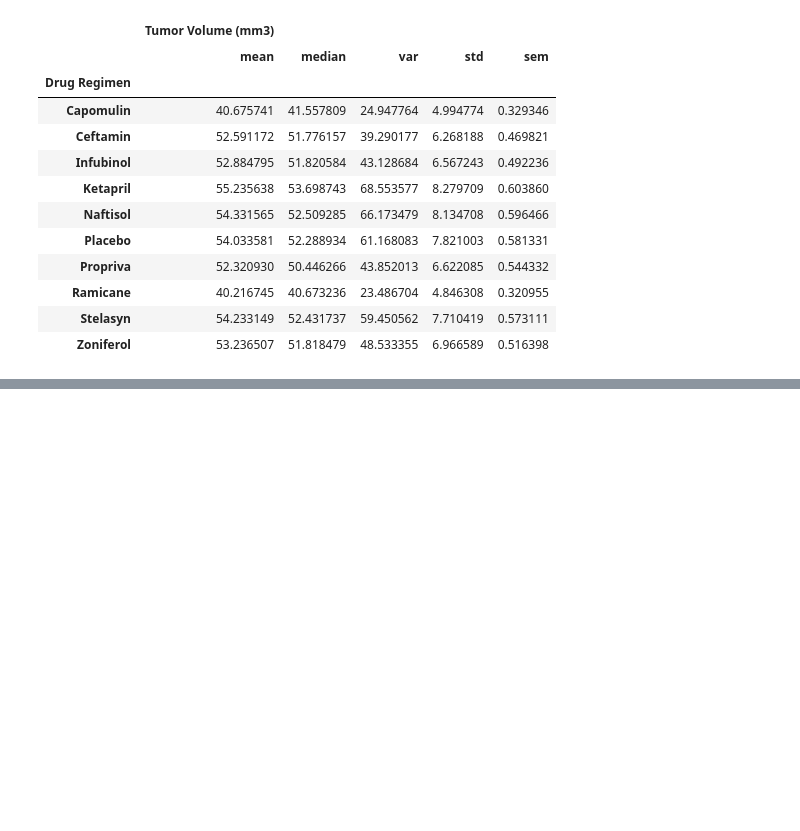
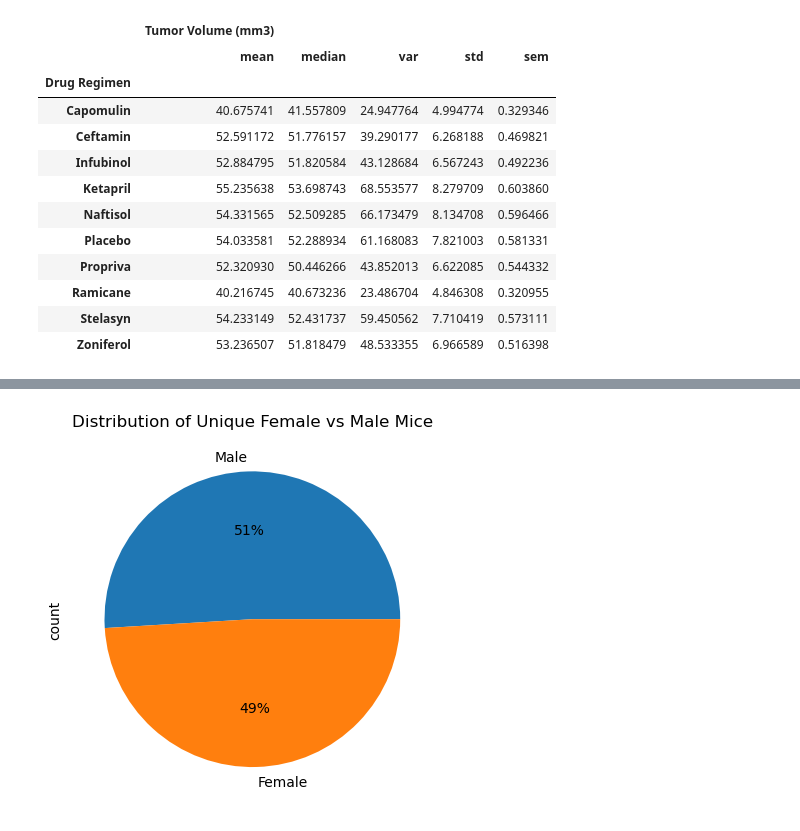
Before and after one commit to Sayepayteh/matplotlib-challenge, a Jupyter notebook: main.ipynb, the cells around one changed output, grey strips where cells are left out. Cells and saved outputs as stored; diff of their text form; code cells hidden in the pictures; blank space fills up the shorter version.

```diff
--- a/main.ipynb
+++ b/main.ipynb
@@ -144,0 +178,14 @@ drug_reg_summary
+# %%
+# Generate a pie chart, using Pandas, showing the distribution of unique female versus male mice used in the study
+gender_counts = mice_clean_data['Sex'].value_counts()
+# Get the unique mice with their gender
+
+# Make the pie chart
+gender_counts.plot(kind='pie', autopct='%1.0f%%', startangle=0)
+
+# Customize the plot
+plt.title('Distribution of Unique Female vs Male Mice')
+plt.ylabel('count')  # Hide the y-label
+plt.show()
+# %% [output]
+[figure, added]
```
Also changed, not shown: parts of 10 cells of this notebook.
